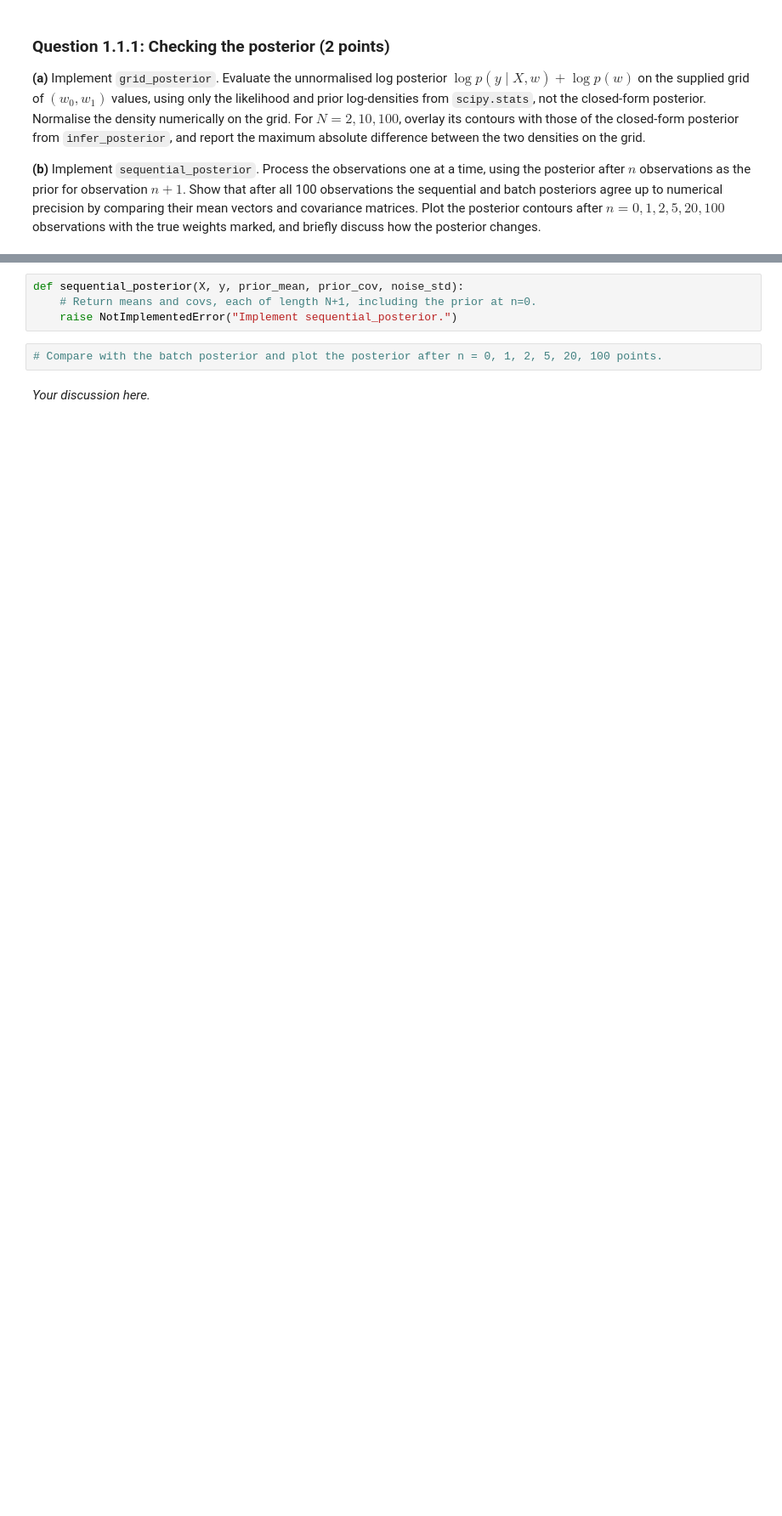
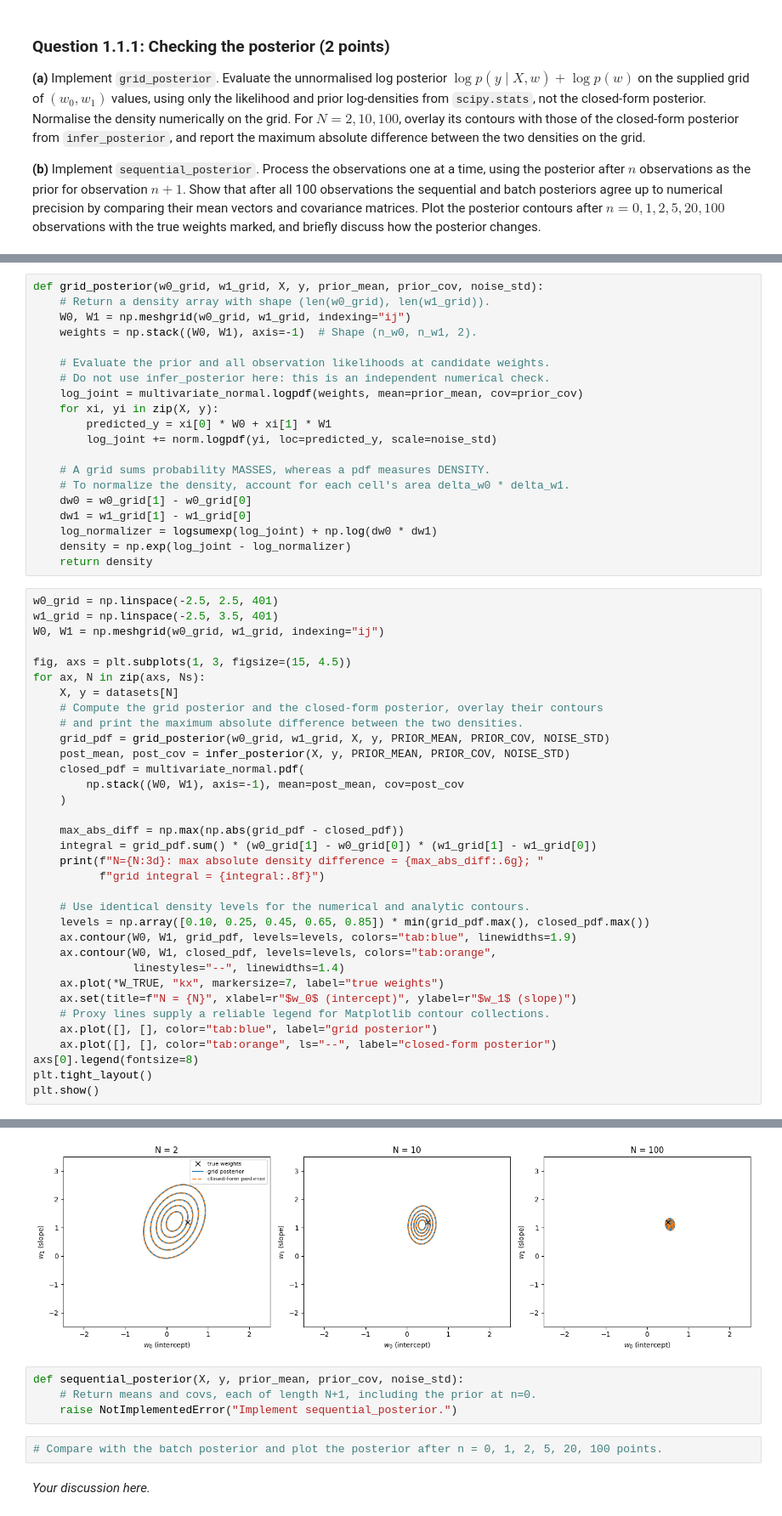
Before and after one commit to danaghafour/DD2434, a Jupyter notebook: 1E-BLR-HT26.ipynb, the cells around one changed output, grey strips where cells are left out. Shown at 85% size. Drawn from its saved outputs; the diff is of its cells as text; blank space fills up the shorter version.

```diff
--- a/1E-BLR-HT26.ipynb
+++ b/1E-BLR-HT26.ipynb
@@ -117,0 +106,55 @@ plt.show()
+# %%
+def grid_posterior(w0_grid, w1_grid, X, y, prior_mean, prior_cov, noise_std):
+    # Return a density array with shape (len(w0_grid), len(w1_grid)).
+    W0, W1 = np.meshgrid(w0_grid, w1_grid, indexing="ij")
+    weights = np.stack((W0, W1), axis=-1)  # Shape (n_w0, n_w1, 2).
+
+    # Evaluate the prior and all observation likelihoods at candidate weights.
+    # Do not use infer_posterior here: this is an independent numerical check.
+    log_joint = multivariate_normal.logpdf(weights, mean=prior_mean, cov=prior_cov)
+    for xi, yi in zip(X, y):
+        predicted_y = xi[0] * W0 + xi[1] * W1
+        log_joint += norm.logpdf(yi, loc=predicted_y, scale=noise_std)
+
+    # A grid sums probability MASSES, whereas a pdf measures DENSITY.
+    # To normalize the density, account for each cell's area delta_w0 * delta_w1.
+    dw0 = w0_grid[1] - w0_grid[0]
+    dw1 = w1_grid[1] - w1_grid[0]
+    log_normalizer = logsumexp(log_joint) + np.log(dw0 * dw1)
+    density = np.exp(log_joint - log_normalizer)
+    return density
+# %%
+w0_grid = np.linspace(-2.5, 2.5, 401)
+w1_grid = np.linspace(-2.5, 3.5, 401)
+W0, W1 = np.meshgrid(w0_grid, w1_grid, indexing="ij")
+
+fig, axs = plt.subplots(1, 3, figsize=(15, 4.5))
+for ax, N in zip(axs, Ns):
+    X, y = datasets[N]
+    # Compute the grid posterior and the closed-form posterior, overlay their contours
+    # and print the maximum absolute difference between the two densities.
+    grid_pdf = grid_posterior(w0_grid, w1_grid, X, y, PRIOR_MEAN, PRIOR_COV, NOISE_STD)
+    post_mean, post_cov = infer_posterior(X, y, PRIOR_MEAN, PRIOR_COV, NOISE_STD)
+    closed_pdf = multivariate_normal.pdf(
+        np.stack((W0, W1), axis=-1), mean=post_mean, cov=post_cov
+    )
+
+    max_abs_diff = np.max(np.abs(grid_pdf - closed_pdf))
+    integral = grid_pdf.sum() * (w0_grid[1] - w0_grid[0]) * (w1_grid[1] - w1_grid[0])
+    print(f"N={N:3d}: max absolute density difference = {max_abs_diff:.6g}; "
+          f"grid integral = {integral:.8f}")
+
+    # Use identical density levels for the numerical and analytic contours.
+    levels = np.array([0.10, 0.25, 0.45, 0.65, 0.85]) * min(grid_pdf.max(), closed_pdf.max())
+    ax.contour(W0, W1, grid_pdf, levels=levels, colors="tab:blue", linewidths=1.9)
+    ax.contour(W0, W1, closed_pdf, levels=levels, colors="tab:orange",
+               linestyles="--", linewidths=1.4)
+    ax.plot(*W_TRUE, "kx", markersize=7, label="true weights")
+    ax.set(title=f"N = {N}", xlabel=r"$w_0$ (intercept)", ylabel=r"$w_1$ (slope)")
+    # Proxy lines supply a reliable legend for Matplotlib contour collections.
+    ax.plot([], [], color="tab:blue", label="grid posterior")
+    ax.plot([], [], color="tab:orange", ls="--", label="closed-form posterior")
+axs[0].legend(fontsize=8)
+plt.tight_layout()
+plt.show()
+# %% [output]
@@ -118,3 +164,4 @@ plt.show()
+[figure, added]
 # %%
 def sequential_posterior(X, y, prior_mean, prior_cov, noise_std):
     # Return means and covs, each of length N+1, including the prior at n=0.
```
Also changed, not shown: parts of 5 cells of this notebook.
